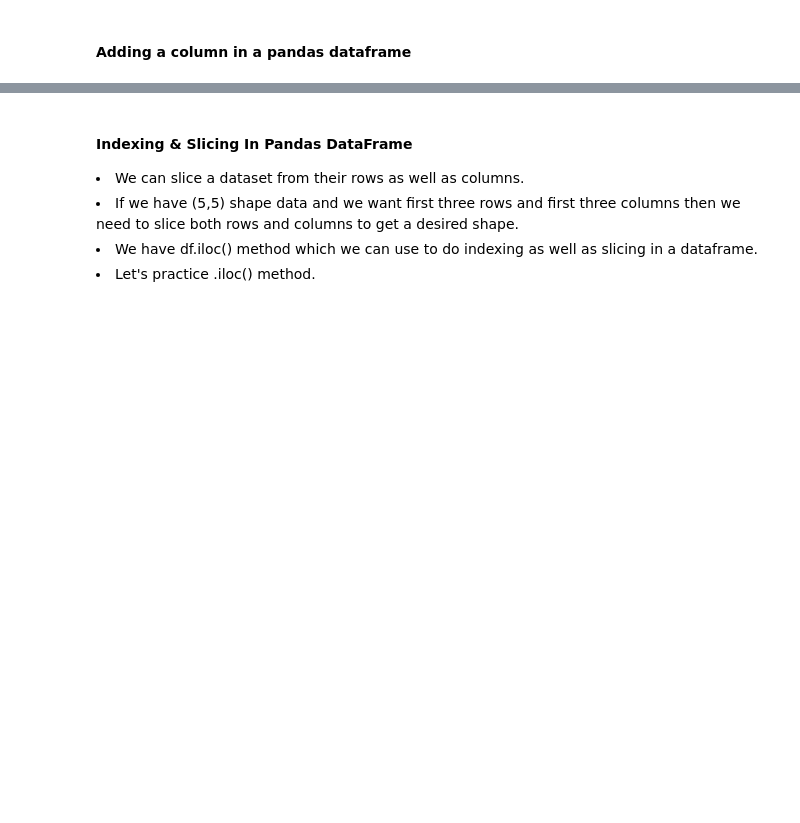
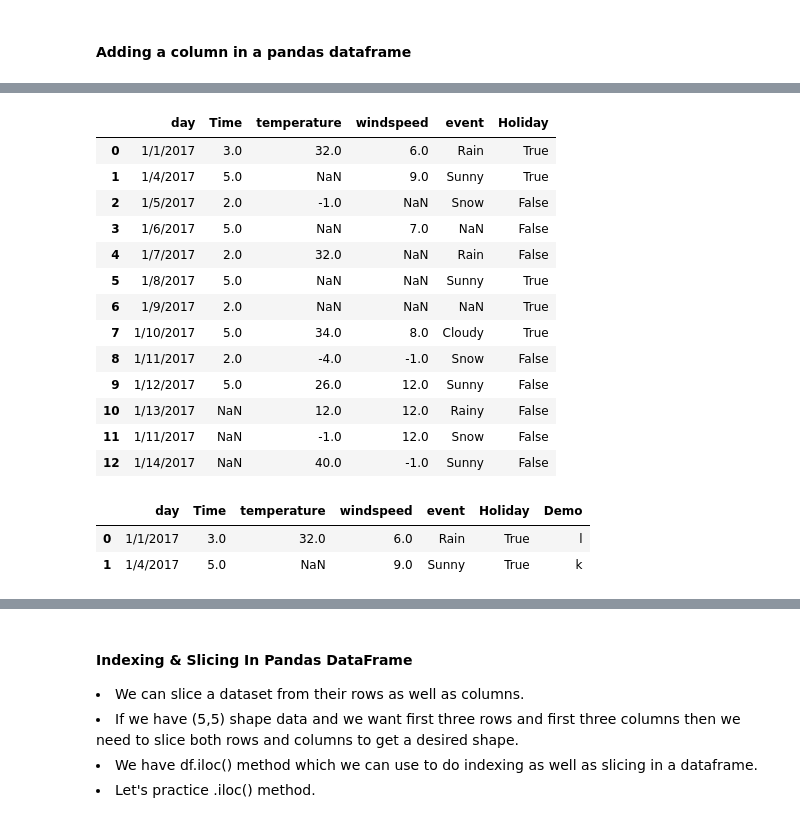
Before and after one commit to rajendra195/data_science_ML_Metro, a Jupyter notebook: week_05/day_05/pandas_student_notebook.ipynb, the cells around one changed output, grey strips where cells are left out. Cells and saved outputs as stored; diff of their text form; code cells hidden in the pictures; blank space fills up the shorter version.

```diff
--- a/week_05/day_05/pandas_student_notebook.ipynb
+++ b/week_05/day_05/pandas_student_notebook.ipynb
@@ -592,3 +704,31 @@ df["column_name"]
+# %%
+time = pd.Series([3, 5, 2, 5, 2, 5, 2, 5, 2, 5])
+# %%
+weather_df.insert(loc=1, column="Time", value=time)
+# %%
+weather_df
+# %% [output]
+|  | day | Time | temperature | windspeed | event | Holiday |
+| 0 | 1/1/2017 | 3.0 | 32.0 | 6.0 | Rain | True |
+| 1 | 1/4/2017 | 5.0 | NaN | 9.0 | Sunny | True |
+| 2 | 1/5/2017 | 2.0 | -1.0 | NaN | Snow | False |
+| 3 | 1/6/2017 | 5.0 | NaN | 7.0 | NaN | False |
+| 4 | 1/7/2017 | 2.0 | 32.0 | NaN | Rain | False |
+| 5 | 1/8/2017 | 5.0 | NaN | NaN | Sunny | True |
+| 6 | 1/9/2017 | 2.0 | NaN | NaN | NaN | True |
+| 7 | 1/10/2017 | 5.0 | 34.0 | 8.0 | Cloudy | True |
+| 8 | 1/11/2017 | 2.0 | -4.0 | -1.0 | Snow | False |
+| 9 | 1/12/2017 | 5.0 | 26.0 | 12.0 | Sunny | False |
+| 10 | 1/13/2017 | NaN | 12.0 | 12.0 | Rainy | False |
+| 11 | 1/11/2017 | NaN | -1.0 | 12.0 | Snow | False |
+| 12 | 1/14/2017 | NaN | 40.0 | -1.0 | Sunny | False |
+# %%
+weather_df.loc[:, "Demo"] = list("lkdflfjddddkd")
+weather_df.head(2)
+# %% [output]
+|  | day | Time | temperature | windspeed | event | Holiday | Demo |
+| 0 | 1/1/2017 | 3.0 | 32.0 | 6.0 | Rain | True | l |
+| 1 | 1/4/2017 | 5.0 | NaN | 9.0 | Sunny | True | k |
 # %% [markdown]
 ### Selecting Multiple Columns From the DataFrame
 
```
Also changed, not shown: parts of 23 cells of this notebook, 3 other files.
